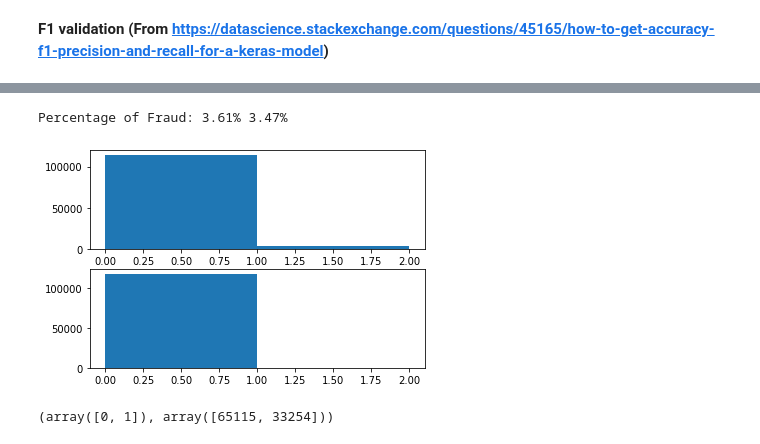
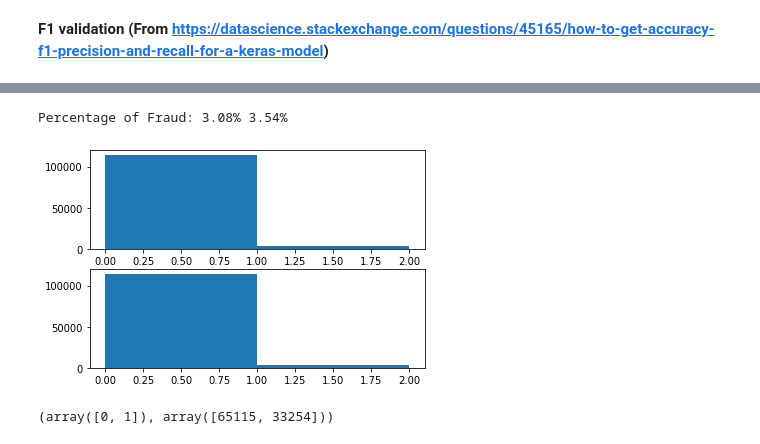
Before and after one commit to aquangnguyen1992/Advanced_Data_Science_Capstone, a Jupyter notebook: Capstone_Project.ipynb, the cells around one changed output, grey strips where cells are left out. Saved outputs shown, nothing was run; the diff lists cells and outputs as text; code cells hidden in the pictures.

Commit message:
Tested weight loading. To-Do: Create the dataset compatible with the trained models from the test_transaction

```diff
--- a/Capstone_Project.ipynb
+++ b/Capstone_Project.ipynb
@@ -415,10 +415,10 @@ plt.plot(history.history["val_f1_score"], '-r')
 **F1 validation (From https://datascience.stackexchange.com/questions/45165/how-to-get-accuracy-f1-precision-and-recall-for-a-keras-model)**
 # %%
 # Save model weights to drive
-!cp best_model* '/content/gdrive/My Drive/Kaggle'
+#!cp best_model* '/content/gdrive/My Drive/Kaggle'
 
 new_model = create_model(dense1=128, dense2=64, dropout_rate=0.4, l1_rate=0, l2_rate=0, init_std=0.05, lr=0.00005)
-new_model.load_weights('/content/best_model')
+new_model.load_weights('/content/gdrive/My Drive/Kaggle/best_model')
 
 new_model.summary()
 # %% [output]
@@ -490,4 +488,4 @@ print(pre, re, f1)
 # %%
-my_model.evaluate(X_test, Y_test)
-prediction = my_model.predict(X_test)
+new_model.evaluate(X_test, Y_test)
+prediction = new_model.predict(X_test)
 # %% [output]
@@ -500,20 +501,20 @@ my_model.evaluate(X_train, Y_train, batch=BATCH_SIZE)
 # %%
 prediction = np.squeeze(prediction, axis=1)
 
 plt.subplot(211)
 plt.hist(Y_test, bins=[0,1,2])
 
 plt.subplot(212)
-plt.hist(prediction, bins=[0,1,2])
+plt.hist((prediction>0.9).astype('int'), bins=[0,1,2])
 
 
 
-fraud_predict = np.unique((prediction>0.5).astype('int'), return_counts=True)
+fraud_predict = np.unique((prediction>0.9).astype('int'), return_counts=True)
 fraud_real = np.unique(Y_test, return_counts=True)
 print("Percentage of Fraud: " + str(round(fraud_predict[1][1]/np.sum(fraud_predict[1])*100,2)) + "% " + str(round(fraud_real[1][1]/np.sum(fraud_real[1])*100,2)) + "%")
 # %% [output]
-Percentage of Fraud: 3.61% 3.47%
+Percentage of Fraud: 3.08% 3.54%
-[figure, old version]
+[figure, new version]
 # %%
 fraud_count
 # %% [output]
```
Also changed, not shown: parts of 11 cells of this notebook.
